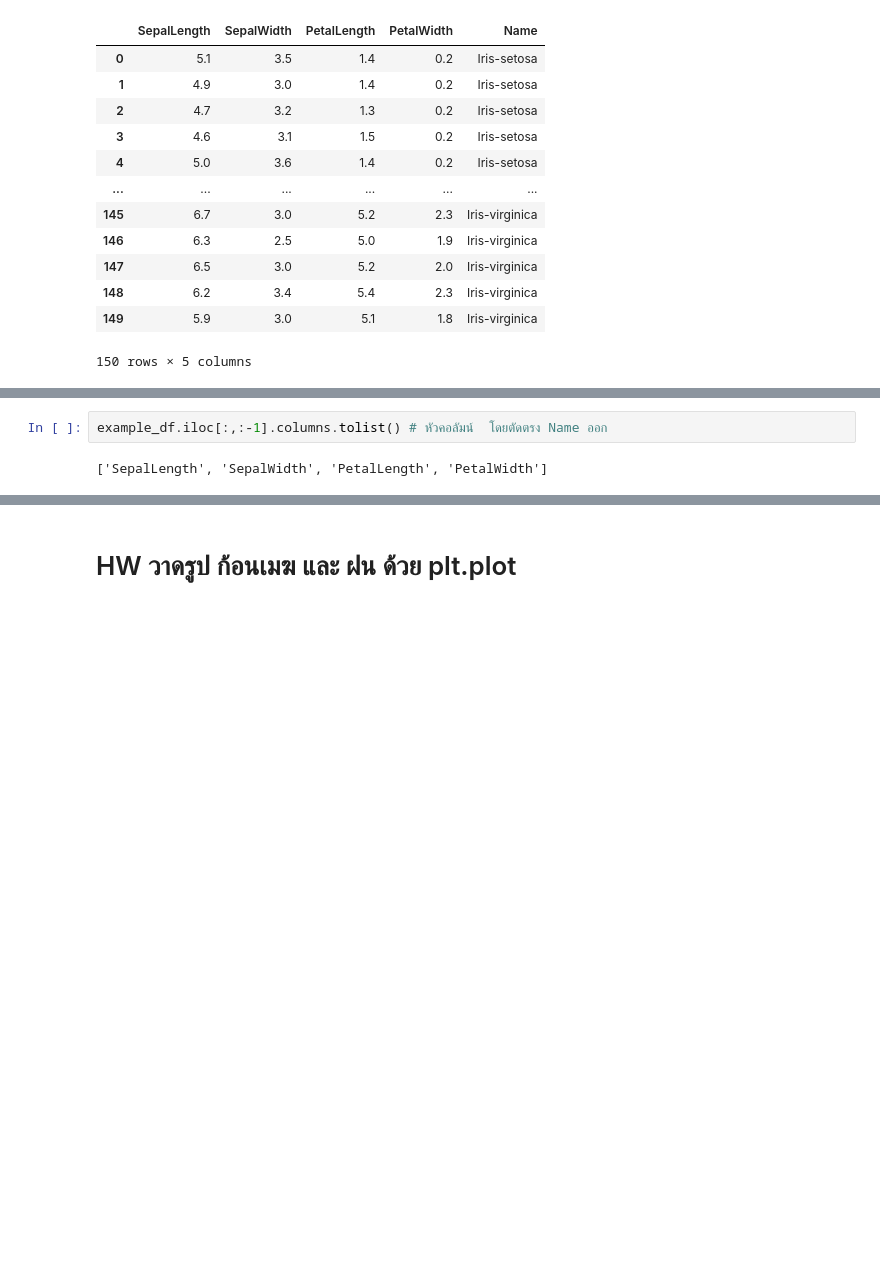
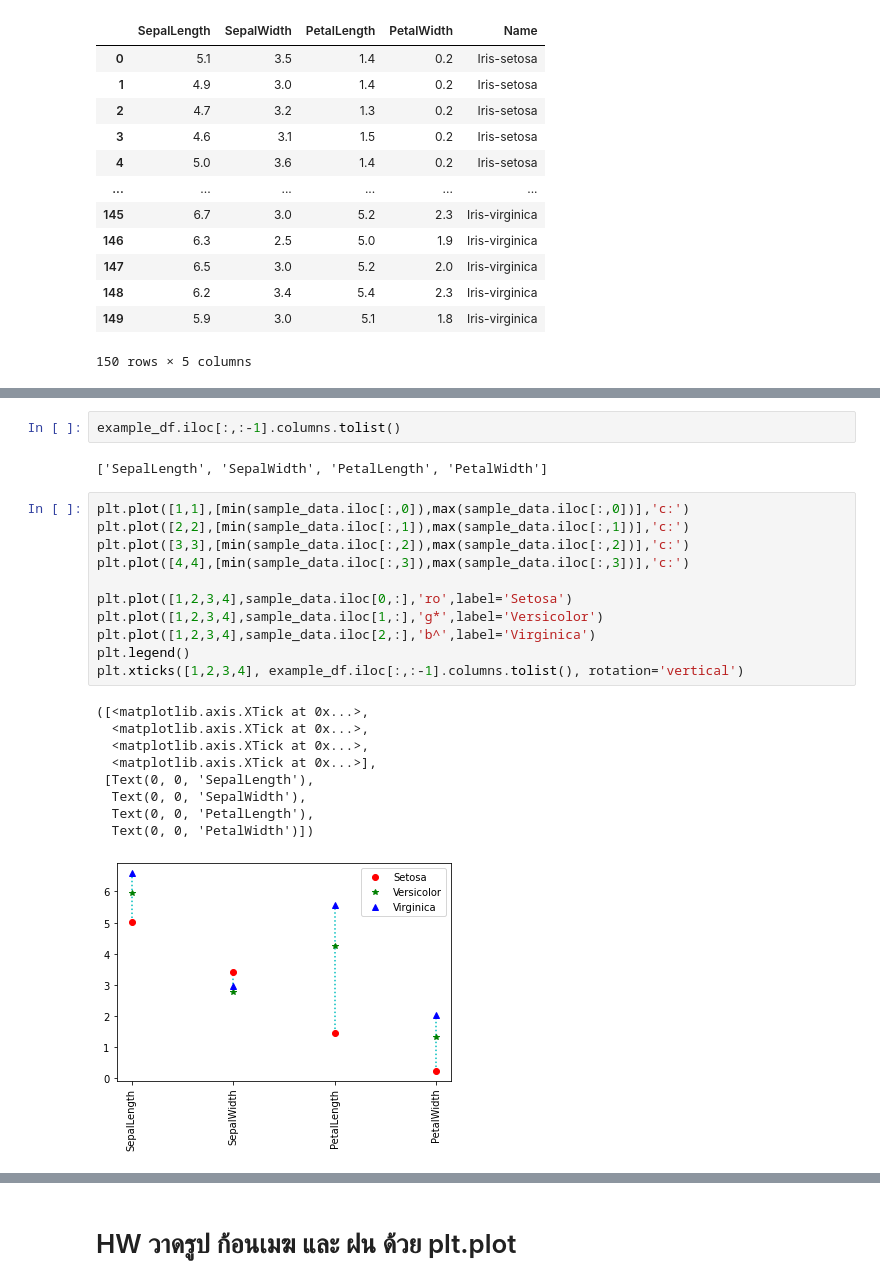
Before and after one commit to Plaifha/data_viz_2022, a Jupyter notebook: DataViz04_Data_Comparison.ipynb, the cells around one changed output, grey strips where cells are left out. Drawn from its saved outputs; the diff is of its cells as text; blank space fills up the shorter version.

```diff
--- a/DataViz04_Data_Comparison.ipynb
+++ b/DataViz04_Data_Comparison.ipynb
@@ -103,5 +103,26 @@ plt.plot([1,2,3,4],sample_data.iloc[2,:],'b^',label='Virginica') # กำหน
 # %%
-example_df.iloc[:,:-1].columns.tolist() # หัวคอลัมน์  โดยตัดตรง Name ออก
+example_df.iloc[:,:-1].columns.tolist()
 # %% [output]
 ['SepalLength', 'SepalWidth', 'PetalLength', 'PetalWidth']
+# %%
+plt.plot([1,1],[min(sample_data.iloc[:,0]),max(sample_data.iloc[:,0])],'c:')
+plt.plot([2,2],[min(sample_data.iloc[:,1]),max(sample_data.iloc[:,1])],'c:')
+plt.plot([3,3],[min(sample_data.iloc[:,2]),max(sample_data.iloc[:,2])],'c:')
+plt.plot([4,4],[min(sample_data.iloc[:,3]),max(sample_data.iloc[:,3])],'c:')
+
+plt.plot([1,2,3,4],sample_data.iloc[0,:],'ro',label='Setosa')
+plt.plot([1,2,3,4],sample_data.iloc[1,:],'g*',label='Versicolor')
+plt.plot([1,2,3,4],sample_data.iloc[2,:],'b^',label='Virginica')
+plt.legend()
+plt.xticks([1,2,3,4], example_df.iloc[:,:-1].columns.tolist(), rotation='vertical')
+# %% [output]
+([<matplotlib.axis.XTick at 0x...>,
+  <matplotlib.axis.XTick at 0x...>,
+  <matplotlib.axis.XTick at 0x...>,
+  <matplotlib.axis.XTick at 0x...>],
+ [Text(0, 0, 'SepalLength'),
+  Text(0, 0, 'SepalWidth'),
+  Text(0, 0, 'PetalLength'),
+  Text(0, 0, 'PetalWidth')])
+[figure, added]
 # %%
```
Also changed, not shown: parts of 49 cells of this notebook.
